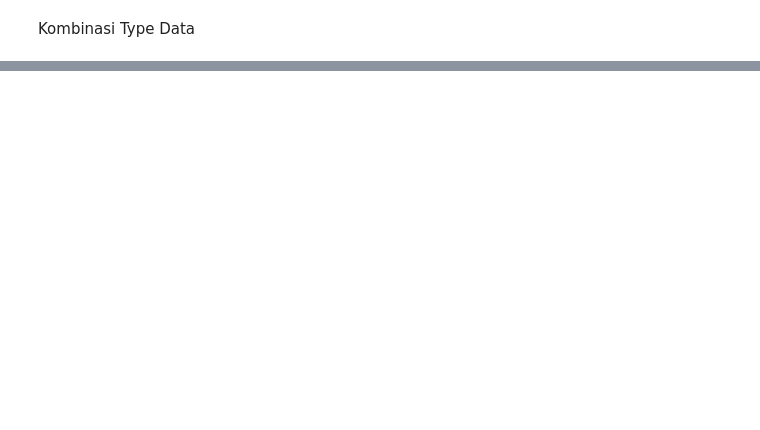
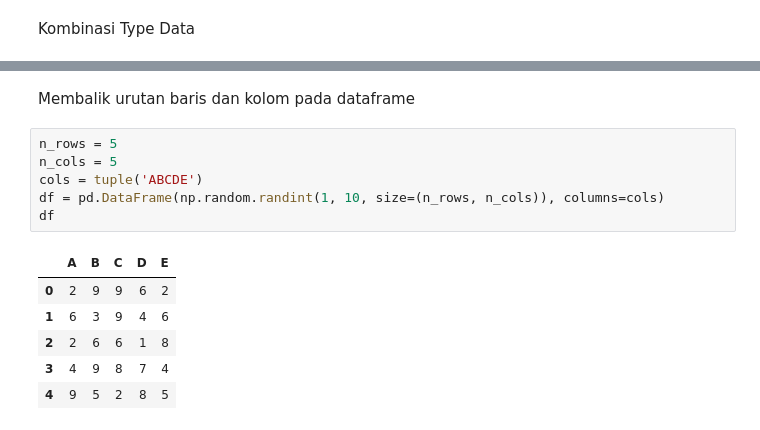
Before and after one commit to ahmdbnrsl/From-Python-to-ML, a Jupyter notebook: BASIC_ML/pandas.ipynb, the cells around one changed output, grey strips where cells are left out. Cells and saved outputs as stored; diff of their text form; blank space fills up the shorter version.

Commit message:
feat: Basic Ml(pandas dataframe)

```diff
--- a/BASIC_ML/pandas.ipynb
+++ b/BASIC_ML/pandas.ipynb
@@ -238,0 +239,15 @@ df.select_dtypes(include=['datetime', 'object'])
+# %% [markdown]
+Membalik urutan baris dan kolom pada dataframe
+# %%
+n_rows = 5
+n_cols = 5
+cols = tuple('ABCDE')
+df = pd.DataFrame(np.random.randint(1, 10, size=(n_rows, n_cols)), columns=cols)
+df
+# %% [output]
+|  | A | B | C | D | E |
+| 0 | 2 | 9 | 9 | 6 | 2 |
+| 1 | 6 | 3 | 9 | 4 | 6 |
+| 2 | 2 | 6 | 6 | 1 | 8 |
+| 3 | 4 | 9 | 8 | 7 | 4 |
+| 4 | 9 | 5 | 2 | 8 | 5 |
```
Also changed, not shown: parts of 28 cells of this notebook.
